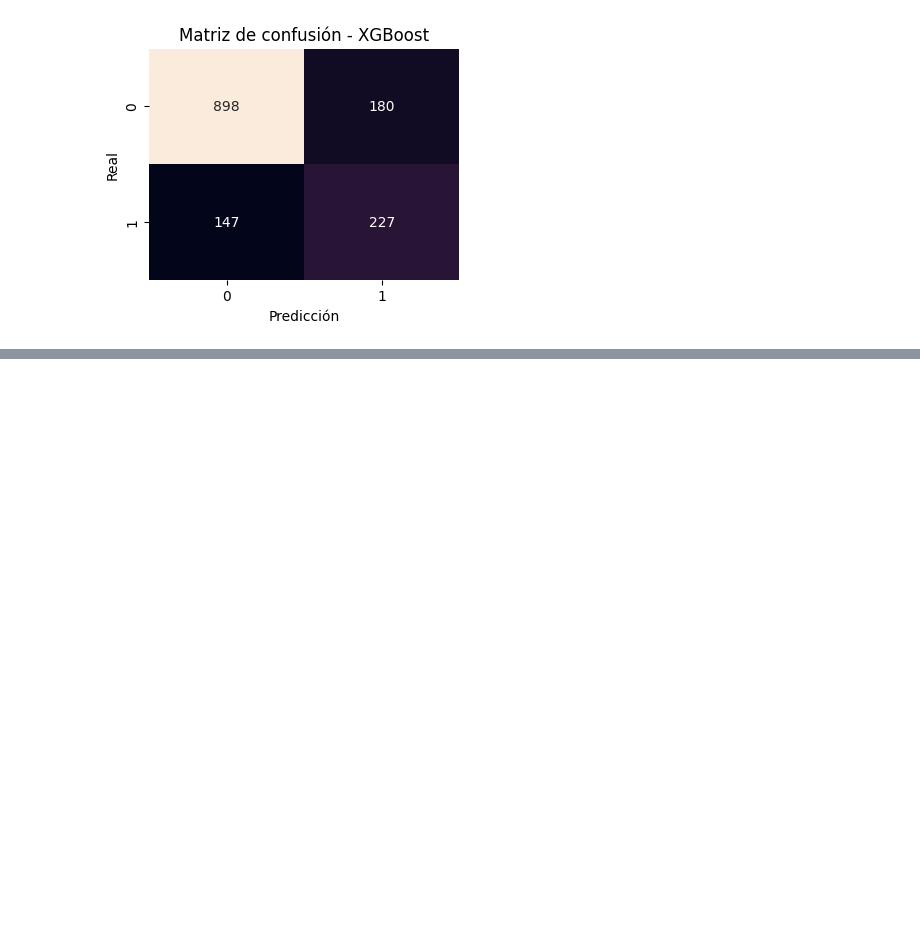
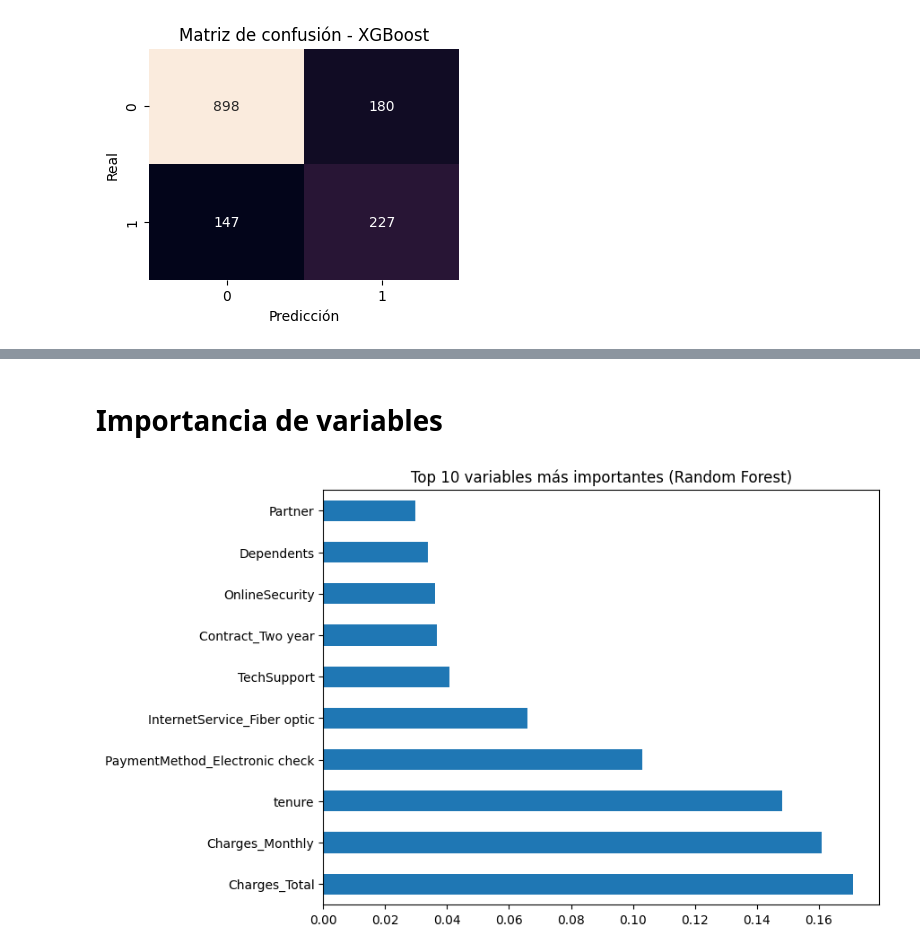
Before and after one commit to AlexTovar31/Challenge_Telecom_2, a Jupyter notebook: TelecomX_2.ipynb, the cells around one changed output, grey strips where cells are left out. Drawn from its saved outputs; the diff is of its cells as text; code cells hidden in the pictures; blank space fills up the shorter version.

```diff
--- a/TelecomX_2.ipynb
+++ b/TelecomX_2.ipynb
@@ -371,0 +444,13 @@ weighted avg       0.78      0.77      0.78      1452
+# %%
+param_grid_rf = {
+    'n_estimators': [100, 200],
+    'max_depth': [None, 10, 20],
+    'min_samples_split': [2, 5]
+}
+
+grid_rf = GridSearchCV(
+    RandomForestClassifier(random_state=42),
+    param_grid_rf, cv=3, scoring='accuracy', n_jobs=-1
+)
+grid_rf.fit(X_train_bal, y_train_bal)
+print("\nMejores parámetros Random Forest:", grid_rf.best_params_)
@@ -371,0 +462,6 @@ weighted avg       0.78      0.77      0.78      1452
+# %%
+best_rf = grid_rf.best_estimator_
+best_rf.fit(X_train_bal, y_train_bal)
+y_pred_rf = best_rf.predict(X_test)
+print("\nRendimiento Random Forest optimizado:")
+print(classification_report(y_test, y_pred_rf))
@@ -371,0 +478,9 @@ weighted avg       0.78      0.77      0.78      1452
+# %% [markdown]
+# Importancia de variables
+# %%
+importancias = pd.Series(best_rf.feature_importances_, index=X.columns)
+importancias.sort_values(ascending=False).head(10).plot(kind='barh', figsize=(8,6))
+plt.title("Top 10 variables más importantes (Random Forest)")
+plt.show()
+# %% [output]
+[figure, added]
```
Also changed, not shown: parts of 13 cells of this notebook.
